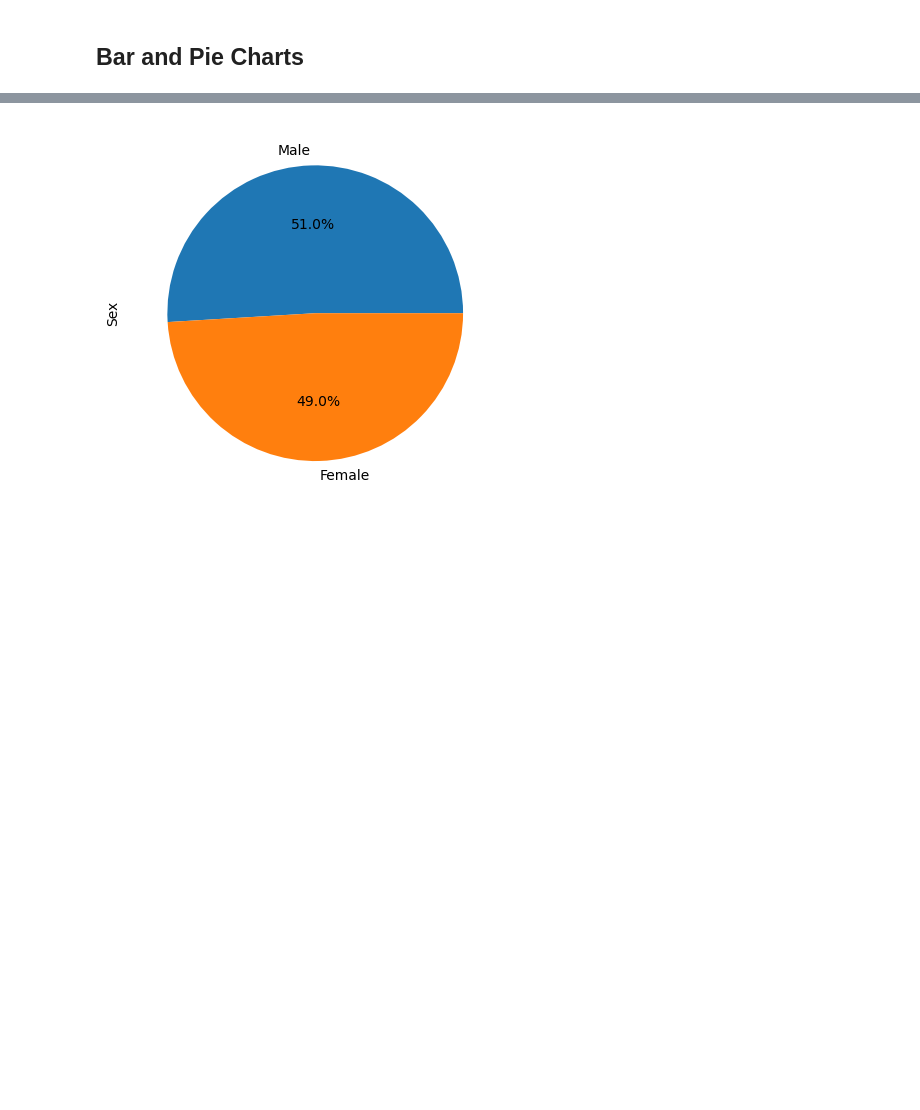
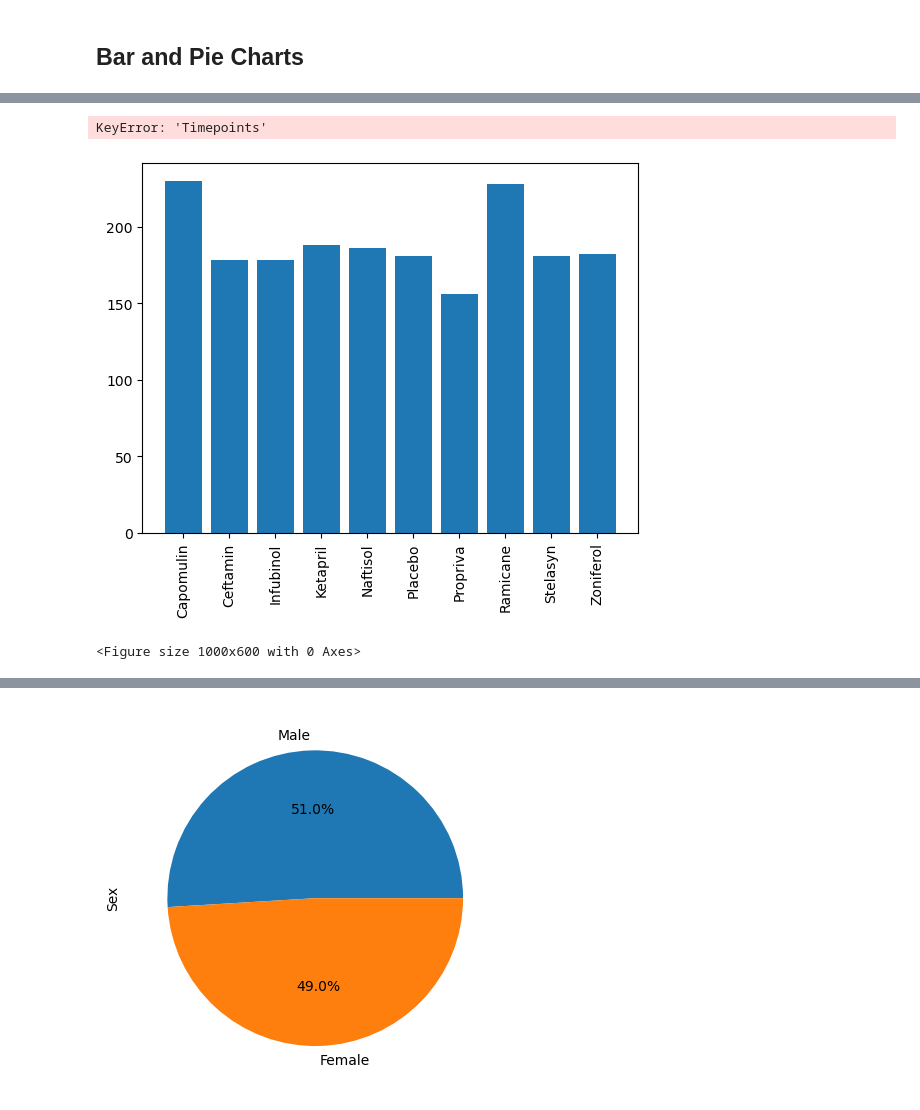
Before and after one commit to jerryevalentine/Pymaceuticals, a Jupyter notebook: pymaceuticals_final.ipynb, the cells around one changed output, grey strips where cells are left out. Drawn from its saved outputs; the diff is of its cells as text; code cells hidden in the pictures; blank space fills up the shorter version.

```diff
--- a/pymaceuticals_final.ipynb
+++ b/pymaceuticals_final.ipynb
@@ -221,0 +245,58 @@ display(grouped_stats)
+# %%
+# Generate a bar plot showing the total number of rows (Mouse ID/Timepoints) for each drug regimen using pyplot.
+# grouped_stats was created earlier.  Re-using, plus the parameters (even though they already exist, it helps to show them here).
+
+# Parameters
+column_names = ['Drug Regimen', 'Timepoint']
+group_by_column = 'Drug Regimen'
+group_by_metric = 'Timepoint'
+group_by_aggregate_type = 'count'
+
+#Group by data will be used for graph
+grouped_stats = merged_df_no_duplicates.groupby(group_by_column)[group_by_metric].agg(group_by_aggregate_type)
+
+#Needed, not sure why
+grouped_stats = grouped_stats.reset_index()
+
+#Rename the grouped_stats dataframe columns
+grouped_stats.rename(columns=dict(zip(grouped_stats.columns, column_names)), inplace=True)
+
+#Puts data into the x and y graph bins
+x_axis = grouped_stats[group_by_column]
+y_axis = grouped_stats[group_by_metric]
+
+#The xticks will overlap if not change to verticle instead of horizontal
+plt.xticks(rotation=90)
+
+#Plots the graphS
+plt.bar(x_axis, y_axis)
+import pandas as pd
+import matplotlib.pyplot as plt
+
+# Parameters
+column_names = ['Drug Regimen', 'Timepoint']
+group_by_column = 'Drug Regimen'
+group_by_metric = 'Timepoint'
+group_by_aggregate_type = 'count'
+
+grouped_stats.head()
+
+# Creating a bar chart
+plt.figure(figsize=(10, 6))
+for drug_regimen, group_data in grouped_stats.groupby('Drug Regimen'):
+    plt.bar(group_data['Timepoints'], group_data['Tumor Volume (mm3)'], label=drug_regimen, alpha=0.7)
+
+# Adding labels and title
+#plt.xlabel('Timepoints')
+#plt.ylabel('Mean Tumor Volume (mm3)')
+#plt.title('Mean Tumor Volume over Timepoints by Drug Regimen')
+
+# Adding legend
+plt.legend()
+
+# Display the plot
+plt.show()
+# %% [output]
+KeyError: 'Timepoints'
+[figure, added]
+<Figure size 1000x600 with 0 Axes>
```
Also changed, not shown: parts of 10 cells of this notebook.
